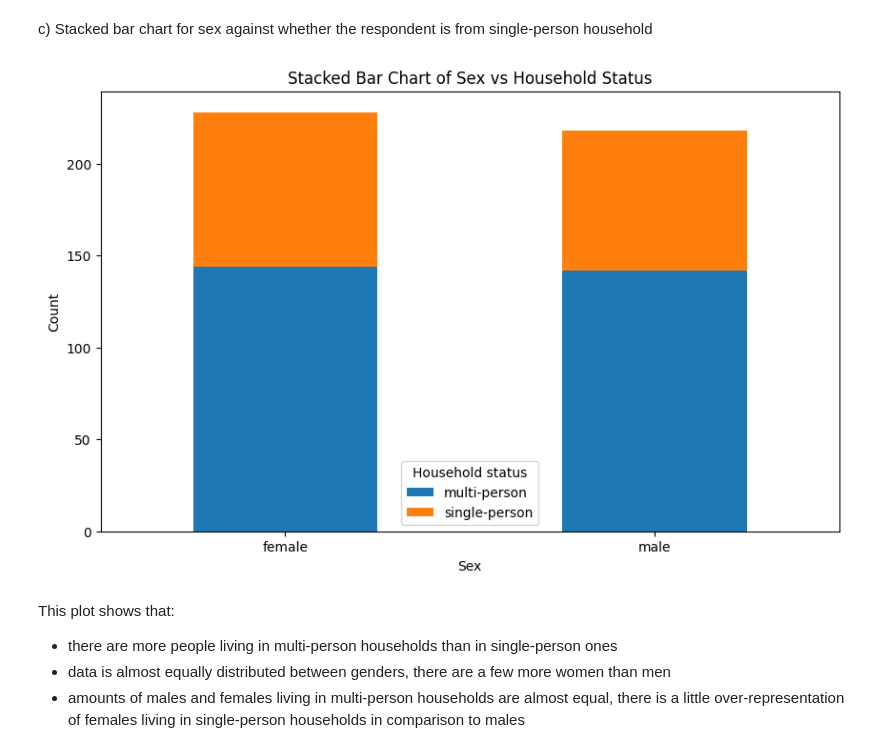
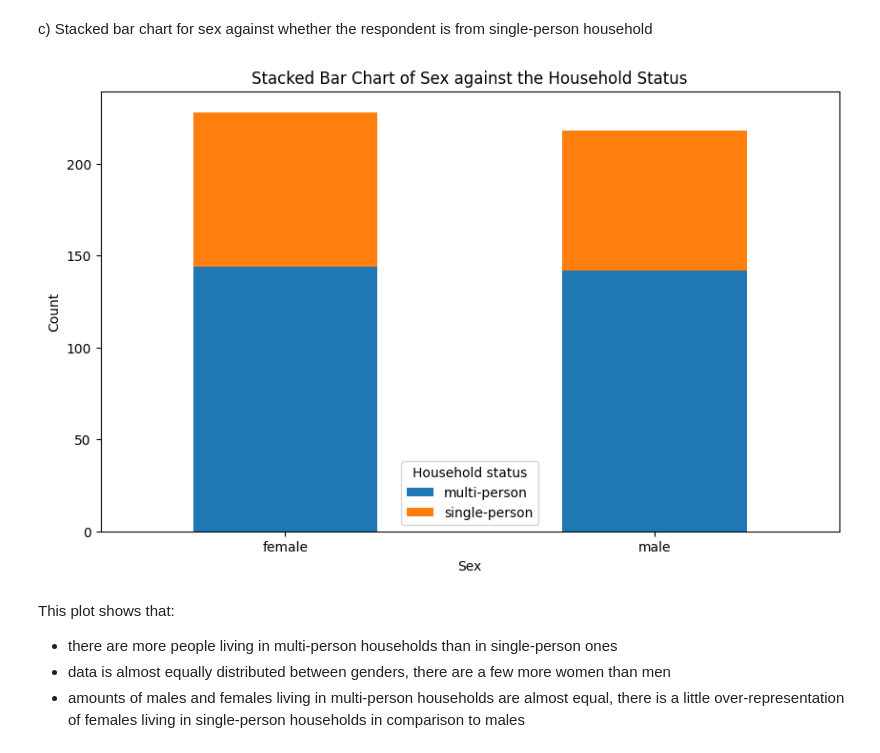
Before and after one commit to Sivvak/sml, a Jupyter notebook: hw1/SML_project1.ipynb, the cells around one changed output. Cells and saved outputs as stored; diff of their text form; code cells hidden in the pictures.

```diff
--- a/hw1/SML_project1.ipynb
+++ b/hw1/SML_project1.ipynb
@@ -405,17 +406,17 @@ c) Stacked bar chart for sex against whether the respondent is from single-perso
 # %%
 cross_tab = pd.crosstab(data["sex"], data["single"])
 plot = cross_tab.plot(kind="bar", stacked=True, figsize=(10, 6))
 plot.set_xticklabels(["female", "male"], rotation=0)
-plt.title("Stacked Bar Chart of Sex vs Household Status")
+plt.title("Stacked Bar Chart of Sex against the Household Status")
 plt.xlabel("Sex")
 plt.ylabel("Count")
 plt.legend(
     title="Household status",
     labels=["multi-person", "single-person"],
 )
 plt.show()
 # %% [output]
-[figure, old version]
+[figure, new version]
 # %% [markdown]
 This plot shows that:
 
```
Also changed, not shown: parts of 11 cells of this notebook.
